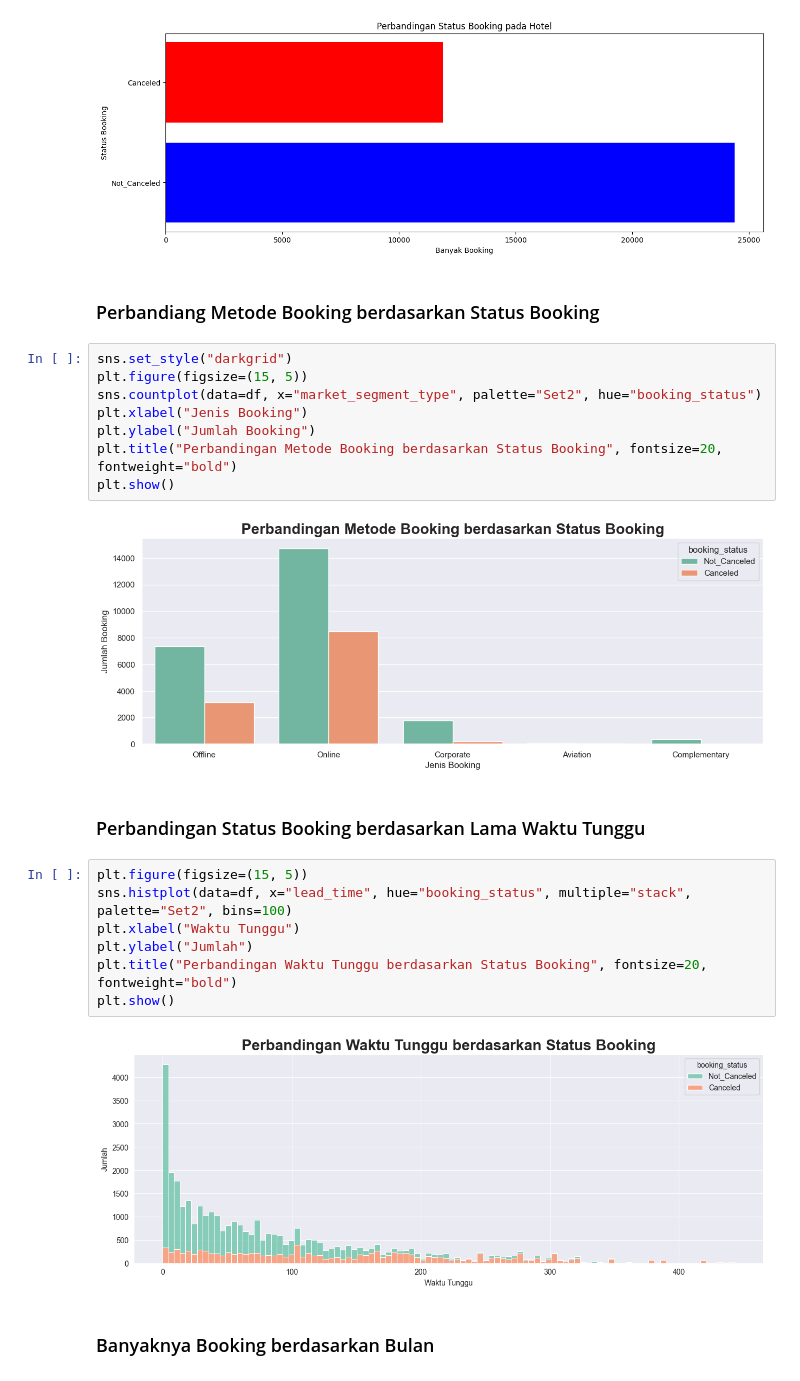
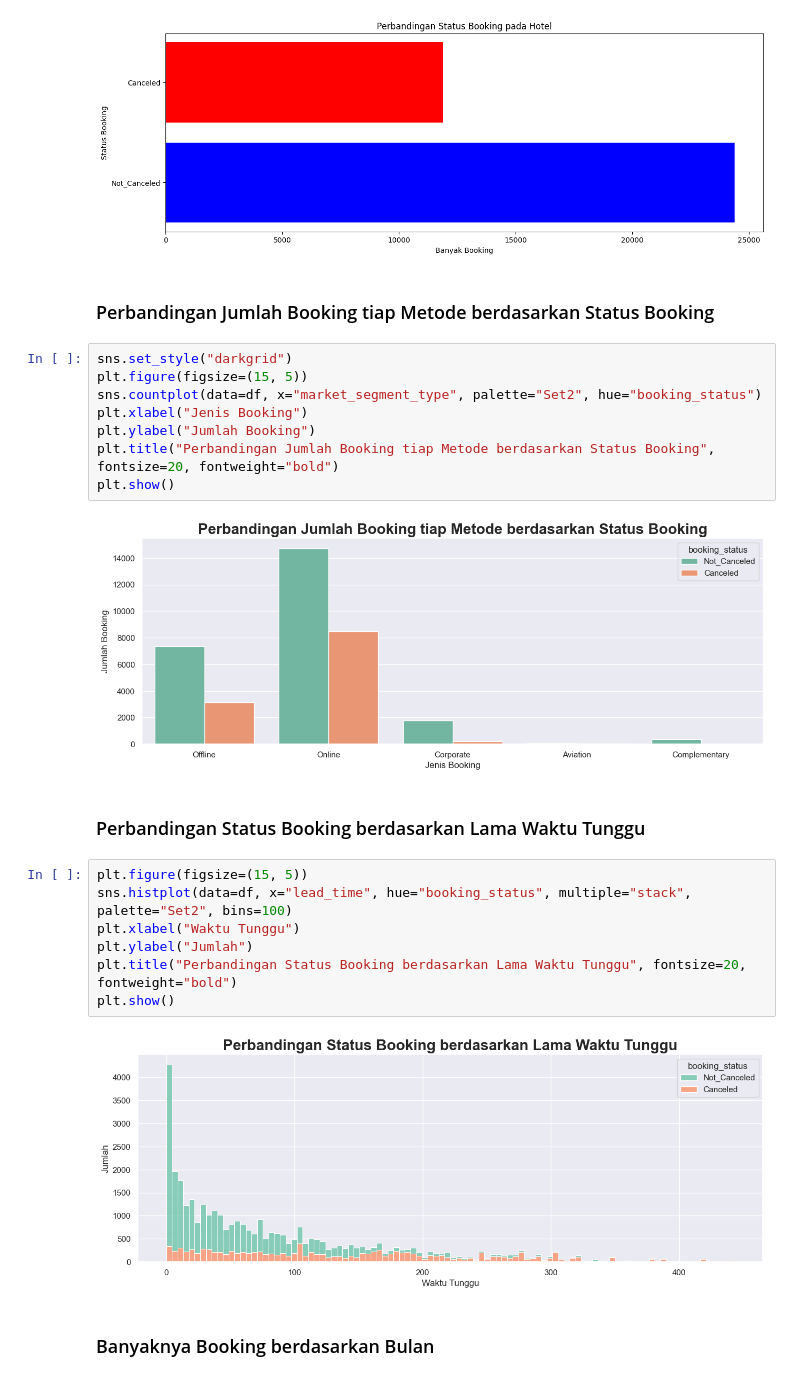
Before and after one commit to nabilsaragih/Praktikum_KB, a Jupyter notebook: Posttest_KB_3/hotelReservations.ipynb, the cells around one changed output. Drawn from its saved outputs; the diff is of its cells as text.

```diff
--- a/Posttest_KB_3/hotelReservations.ipynb
+++ b/Posttest_KB_3/hotelReservations.ipynb
@@ -67,28 +67,28 @@ plt.show()
 # %% [output]
 [figure]
 # %% [markdown]
-### Perbandiang Metode Booking berdasarkan Status Booking
+### Perbandingan Jumlah Booking tiap Metode berdasarkan Status Booking
 # %%
 sns.set_style("darkgrid")
 plt.figure(figsize=(15, 5))
 sns.countplot(data=df, x="market_segment_type", palette="Set2", hue="booking_status")
 plt.xlabel("Jenis Booking")
 plt.ylabel("Jumlah Booking")
-plt.title("Perbandingan Metode Booking berdasarkan Status Booking", fontsize=20, fontweight="bold")
+plt.title("Perbandingan Jumlah Booking tiap Metode berdasarkan Status Booking", fontsize=20, fontweight="bold")
 plt.show()
 # %% [output]
-[figure, old version]
+[figure, new version]
 # %% [markdown]
 ### Perbandingan Status Booking berdasarkan Lama Waktu Tunggu
 # %%
 plt.figure(figsize=(15, 5))
 sns.histplot(data=df, x="lead_time", hue="booking_status", multiple="stack", palette="Set2", bins=100)
 plt.xlabel("Waktu Tunggu")
 plt.ylabel("Jumlah")
-plt.title("Perbandingan Waktu Tunggu berdasarkan Status Booking", fontsize=20, fontweight="bold")
+plt.title("Perbandingan Status Booking berdasarkan Lama Waktu Tunggu", fontsize=20, fontweight="bold")
 plt.show()
 # %% [output]
-[figure, old version]
+[figure, new version]
 # %% [markdown]
 ### Banyaknya Booking berdasarkan Bulan
 # %%
```
Also changed, not shown: parts of 1 cell of this notebook.
